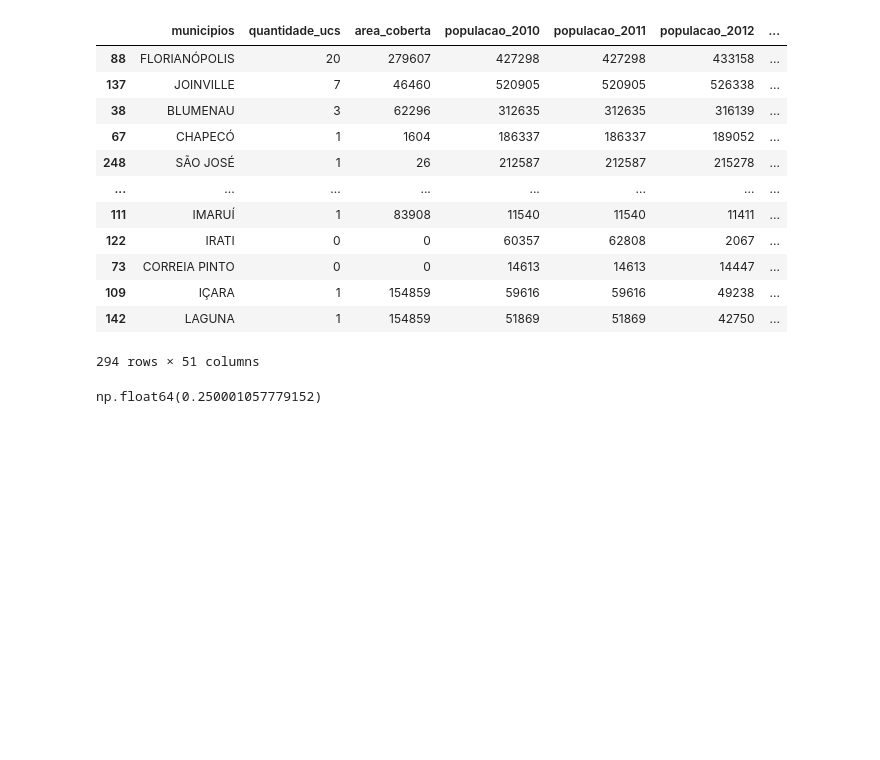
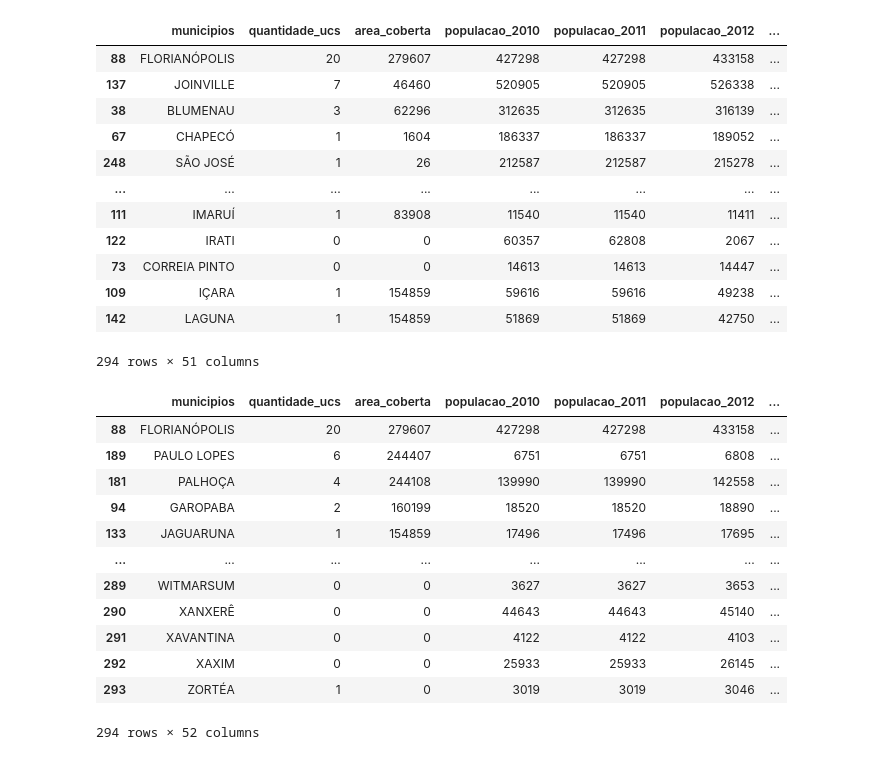
Before and after one commit to marquesrs/iaiaia, a Jupyter notebook: src/main.ipynb, the cells around one changed output. Saved outputs shown, nothing was run; the diff lists cells and outputs as text; code cells hidden in the pictures; blank space fills up the shorter version.

```diff
--- a/src/main.ipynb
+++ b/src/main.ipynb
@@ -31,7 +31,7 @@ main_df
 # %%
 # main_df[["municipios", "area_coberta"]]
 total_area = main_df["area_coberta"].sum()
-main_df["area_coberta %"] = main_df["area_coberta"] / total_area * 100.0
+main_df["area_coberta %"] = main_df["area_coberta"] / total_area
 
 year_employenment_rate = (main_df["empregados_2020"] - main_df["empregados_2010"]) / (20 - 10)
 
@@ -55,18 +55,41 @@ main_df.sort_values(["taxa_de_populacao (2010-2020)", "taxa_de_empregados (2010-
 | 109 | IÇARA | 1 | 154859 | 59616 | 59616 | 49238 | ... |
 | 142 | LAGUNA | 1 | 154859 | 51869 | 51869 | 42750 | ... |
 294 rows × 51 columns
-# %%
-total = len(main_df)
-
-main_df = main_df.sort_values('area_coberta', ascending=False)
-main_df['area_categoria'] = ''
-
-area_qtile = main_df['area_coberta'].quantile(0.99)
-pop_qtile = main_df['populacao_2020'].quantile(0.95)
-
-main_df['area_por_hab'] = main_df['area_coberta'] / main_df['populacao_2020']
-main_df = main_df.sort_values('area_por_hab', ascending=False)
-
-main_df[main_df['area_coberta'] > area_qtile]['area_coberta'].sum() / main_df['area_coberta'].sum()
-# %% [output]
-np.float64(0.250001057779152)
+# %%
+total = len(main_df)
+main_df['area_coberta_class'] = 'N/A'
+
+area_qtile = main_df['area_coberta'].quantile(0.99)
+pop_qtile = main_df['populacao_2020'].quantile(0.95)
+
+main_df = main_df.sort_values(by='area_coberta %', ascending=False)
+
+area_classification = {
+    'none': 0,
+    # 'low': 0.002, # 0.2%
+    # 'moderate': 0.002, # 0.2%
+    # 'average': 0.002, # 0.2%
+    # 'high': 0.002, # 0.2%
+}
+
+
+for i, row in main_df.iterrows():
+    for label, threshold in area_classification.items():
+        if row['area_coberta %'] <= threshold:
+            main_df.at[i, 'area_coberta_class'] = label
+
+main_df
+# %% [output]
+|  | municipios | quantidade_ucs | area_coberta | populacao_2010 | populacao_2011 | populacao_2012 | ... |
+| 88 | FLORIANÓPOLIS | 20 | 279607 | 427298 | 427298 | 433158 | ... |
+| 189 | PAULO LOPES | 6 | 244407 | 6751 | 6751 | 6808 | ... |
+| 181 | PALHOÇA | 4 | 244108 | 139990 | 139990 | 142558 | ... |
+| 94 | GAROPABA | 2 | 160199 | 18520 | 18520 | 18890 | ... |
+| 133 | JAGUARUNA | 1 | 154859 | 17496 | 17496 | 17695 | ... |
+| ... | ... | ... | ... | ... | ... | ... | ... |
+| 289 | WITMARSUM | 0 | 0 | 3627 | 3627 | 3653 | ... |
+| 290 | XANXERÊ | 0 | 0 | 44643 | 44643 | 45140 | ... |
+| 291 | XAVANTINA | 0 | 0 | 4122 | 4122 | 4103 | ... |
+| 292 | XAXIM | 0 | 0 | 25933 | 25933 | 26145 | ... |
+| 293 | ZORTÉA | 1 | 0 | 3019 | 3019 | 3046 | ... |
+294 rows × 52 columns
```
